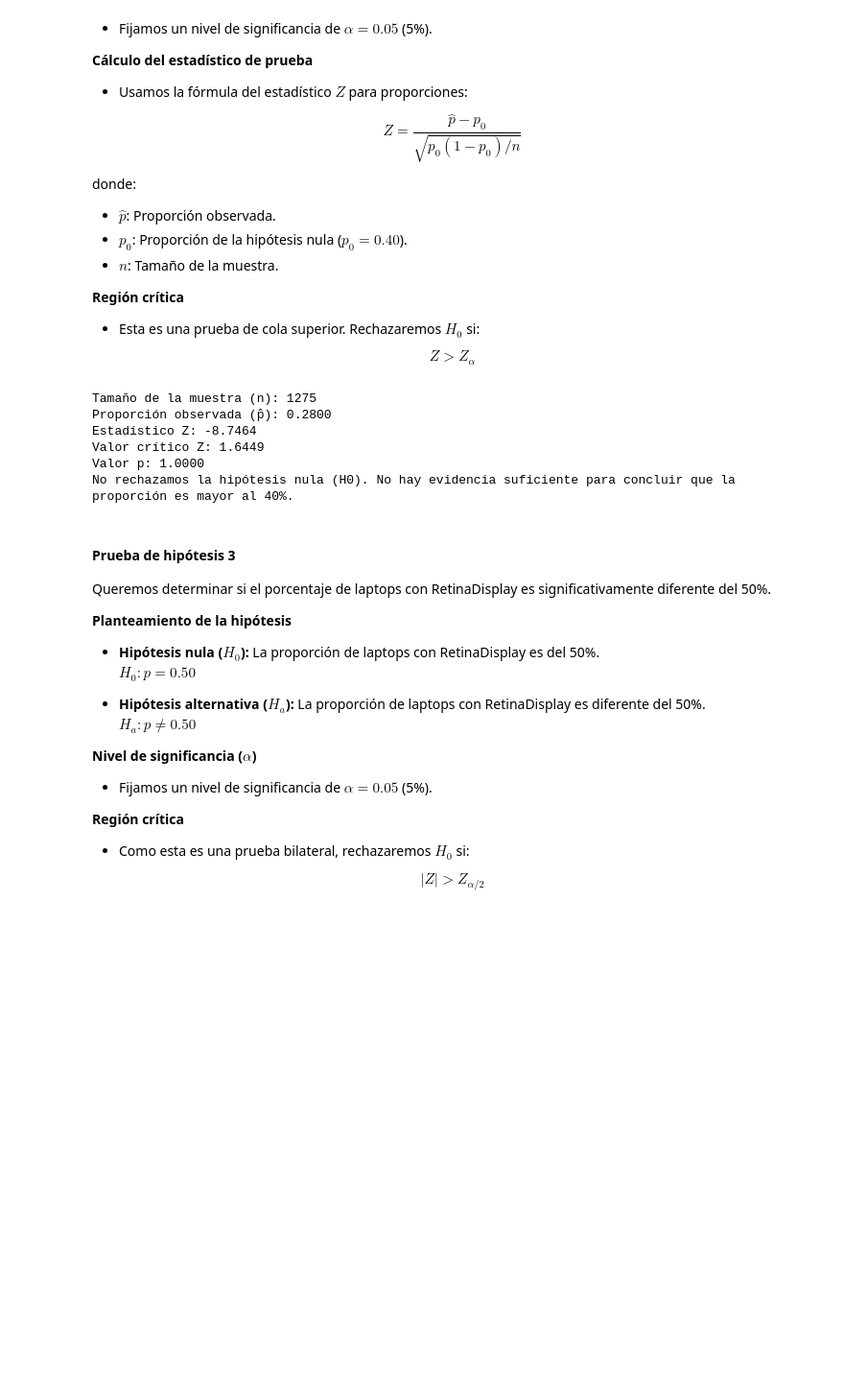
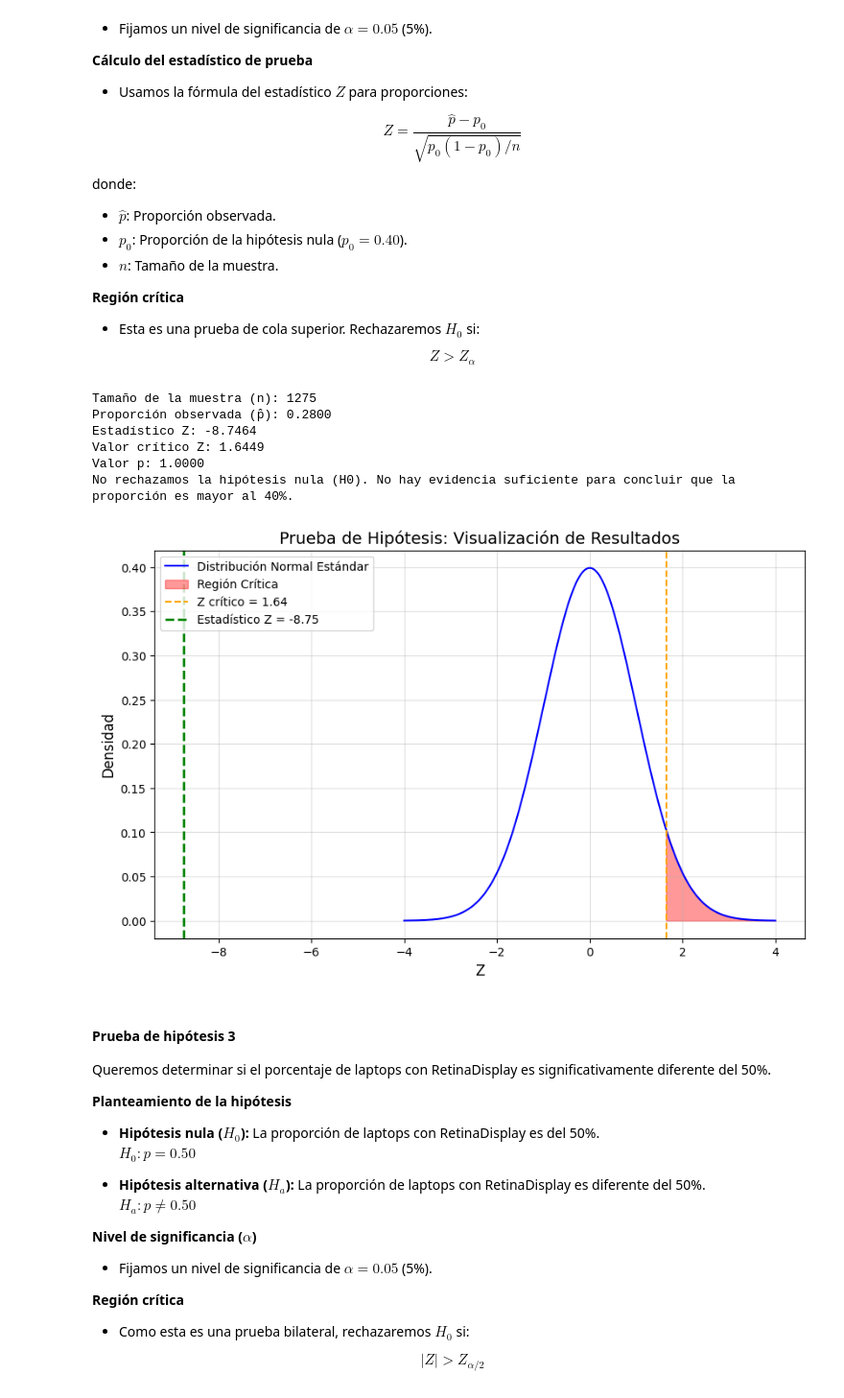
Before and after one commit to gaboCiber/A-statistical-analisis-of-Laptop-Prices, a Jupyter notebook: laptop_prices.ipynb, the cells around one changed output. Shown at 96% size. Cells and saved outputs as stored; diff of their text form; code cells hidden in the pictures; blank space fills up the shorter version.

```diff
--- a/laptop_prices.ipynb
+++ b/laptop_prices.ipynb
@@ -753,33 +865,36 @@ n = ipspanel_counts.sum()  # Tamaño de la muestra
 successes = ipspanel_counts['Yes']  # Laptops con IPSpanel
 p_hat = successes / n  # Proporción observada
 p_0 = 0.40  # Proporción histórica
 
 # Estadístico Z
 z_stat = (p_hat - p_0) / np.sqrt((p_0 * (1 - p_0)) / n)
 
 # Valor crítico y p-valor
 z_critical = stats.norm.ppf(1 - 0.05)  # Cola superior
 p_value = 1 - stats.norm.cdf(z_stat)
 
 # Resultados
 print(f"Tamaño de la muestra (n): {n}")
 print(f"Proporción observada (p̂): {p_hat:.4f}")
 print(f"Estadístico Z: {z_stat:.4f}")
 print(f"Valor crítico Z: {z_critical:.4f}")
 print(f"Valor p: {p_value:.4f}")
 
 # Decisión
 if z_stat > z_critical:
     print("Rechazamos la hipótesis nula (H0). La proporción de IPSpanel es significativamente mayor al 40%.")
 else:
     print("No rechazamos la hipótesis nula (H0). No hay evidencia suficiente para concluir que la proporción es mayor al 40%.")
+
+plot_hypothesis_test(z_stat=z_stat, z_critical=z_critical, p_value=p_value, test_type='right-tailed')
 # %% [output]
 Tamaño de la muestra (n): 1275
 Proporción observada (p̂): 0.2800
 Estadístico Z: -8.7464
 Valor crítico Z: 1.6449
 Valor p: 1.0000
 No rechazamos la hipótesis nula (H0). No hay evidencia suficiente para concluir que la proporción es mayor al 40%.
+[figure, added]
 # %% [markdown]
 #### Prueba de hipótesis 3
 
```
Also changed, not shown: parts of 32 cells of this notebook.
